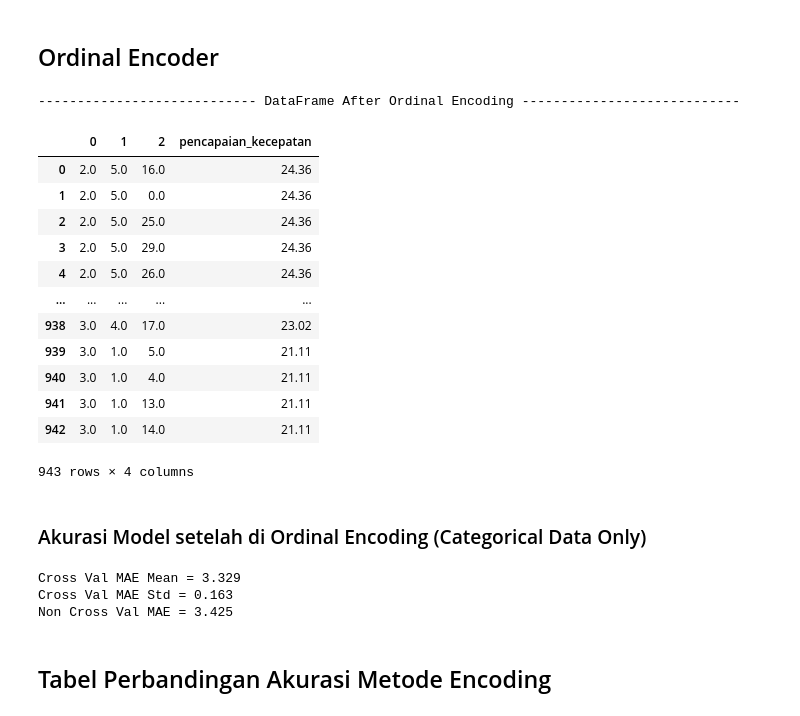
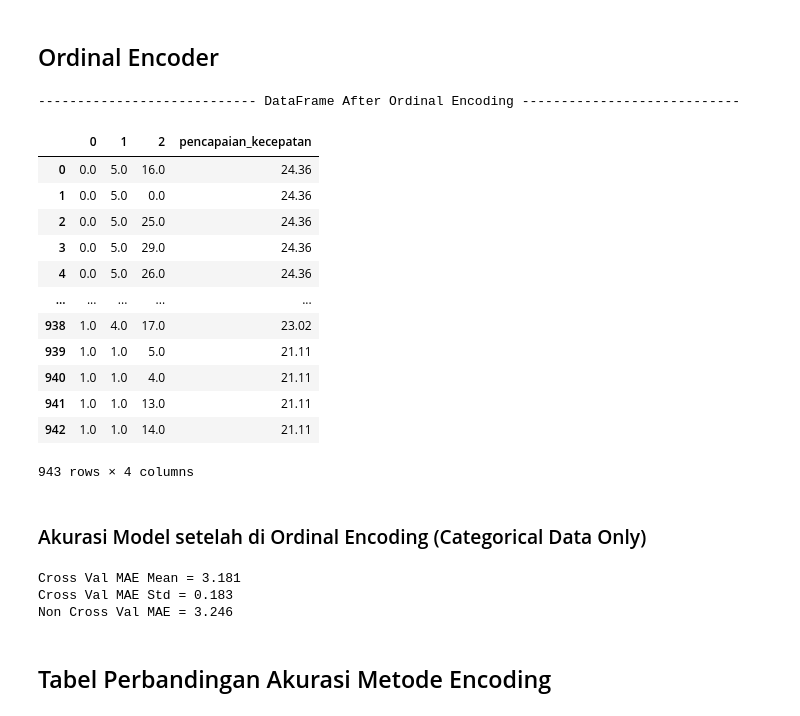
Before and after one commit to StefannusChristian/Data-Processing-and-Engineering, a Jupyter notebook: transformasi-data/IBDA3111_StefannusChristian_202000138_TransformasiData.ipynb, the cells around one changed output. Drawn from its saved outputs; the diff is of its cells as text; code cells hidden in the pictures.

```diff
--- a/transformasi-data/IBDA3111_StefannusChristian_202000138_TransformasiData.ipynb
+++ b/transformasi-data/IBDA3111_StefannusChristian_202000138_TransformasiData.ipynb
@@ -105,0 +113,3 @@ Jumlah baris yang NaN adalah sebanyak 0 baris
+# %%
+df["waktu"].replace({"pagi": "Pagi", "sore": "Sore"}, inplace=True)
+df['waktu'].value_counts()
@@ -134,9 +150,13 @@ display(numericDf)
 # %%
 model = LinearRegression()
 # %%
-def crossValMAE(model:object,df_param,random_state=42):
+def getDataset(df_param):
     X = df_param.drop(['pencapaian_kecepatan'],axis=1)
     y = df_param['pencapaian_kecepatan']
+    return X,y
+
+def crossValMAE(model:object,df_param,random_state=42):
+    X,y = getDataset(df_param)
     X_train, X_test, y_train, y_test = train_test_split(X, y, test_size=0.3, random_state=random_state)
     folds = KFold(n_splits = 10, shuffle = True, random_state = random_state)
     scores = cross_val_score(model, X, y, scoring='neg_mean_absolute_error', cv=folds,n_jobs=-1)
@@ -450,26 +474,25 @@ def displayDfAfterOrdinal(df):
     print(f'{text:-^90}')
     display(df)
 # %%
-X = categoricalDf.drop(['pencapaian_kecepatan'],axis=1)
-y = categoricalDf['pencapaian_kecepatan']
+X,y = getDataset(categoricalDf)
 ordinalEncoder = OrdinalEncoder()
 categoricalDfOrdinalX = pd.DataFrame(ordinalEncoder.fit_transform(X))
 categoricalDfOrdinal = pd.concat([categoricalDfOrdinalX,y],axis=1)
 displayDfAfterOrdinal(categoricalDfOrdinal)
 # %% [output]
 ---------------------------- DataFrame After Ordinal Encoding ----------------------------
 |  | 0 | 1 | 2 | pencapaian_kecepatan |
-| 0 | 2.0 | 5.0 | 16.0 | 24.36 |
-| 1 | 2.0 | 5.0 | 0.0 | 24.36 |
-| 2 | 2.0 | 5.0 | 25.0 | 24.36 |
-| 3 | 2.0 | 5.0 | 29.0 | 24.36 |
-| 4 | 2.0 | 5.0 | 26.0 | 24.36 |
+| 0 | 0.0 | 5.0 | 16.0 | 24.36 |
+| 1 | 0.0 | 5.0 | 0.0 | 24.36 |
+| 2 | 0.0 | 5.0 | 25.0 | 24.36 |
+| 3 | 0.0 | 5.0 | 29.0 | 24.36 |
+| 4 | 0.0 | 5.0 | 26.0 | 24.36 |
 | ... | ... | ... | ... | ... |
-| 938 | 3.0 | 4.0 | 17.0 | 23.02 |
-| 939 | 3.0 | 1.0 | 5.0 | 21.11 |
-| 940 | 3.0 | 1.0 | 4.0 | 21.11 |
-| 941 | 3.0 | 1.0 | 13.0 | 21.11 |
-| 942 | 3.0 | 1.0 | 14.0 | 21.11 |
+| 938 | 1.0 | 4.0 | 17.0 | 23.02 |
+| 939 | 1.0 | 1.0 | 5.0 | 21.11 |
+| 940 | 1.0 | 1.0 | 4.0 | 21.11 |
+| 941 | 1.0 | 1.0 | 13.0 | 21.11 |
+| 942 | 1.0 | 1.0 | 14.0 | 21.11 |
 943 rows × 4 columns
 # %% [markdown]
 ### Akurasi Model setelah di Ordinal Encoding (Categorical Data Only)
@@ -478,9 +501,9 @@ meanMaeCategoryOrdinal,stdMaeCategoryOrdinal,maeCategoryOrdinal = crossValMAE(mo
 appendAccuracyEncoding(meanMaeCategoryOrdinal,stdMaeCategoryOrdinal,maeCategoryOrdinal)
 displayCrossValResults(meanMaeCategoryOrdinal,stdMaeCategoryOrdinal,maeCategoryOrdinal)
 # %% [output]
-Cross Val MAE Mean = 3.329
-Cross Val MAE Std = 0.163
-Non Cross Val MAE = 3.425
+Cross Val MAE Mean = 3.181
+Cross Val MAE Std = 0.183
+Non Cross Val MAE = 3.246
 # %% [markdown]
 ## Tabel Perbandingan Akurasi Metode Encoding
 # %%
```
Also changed, not shown: parts of 36 cells of this notebook.
